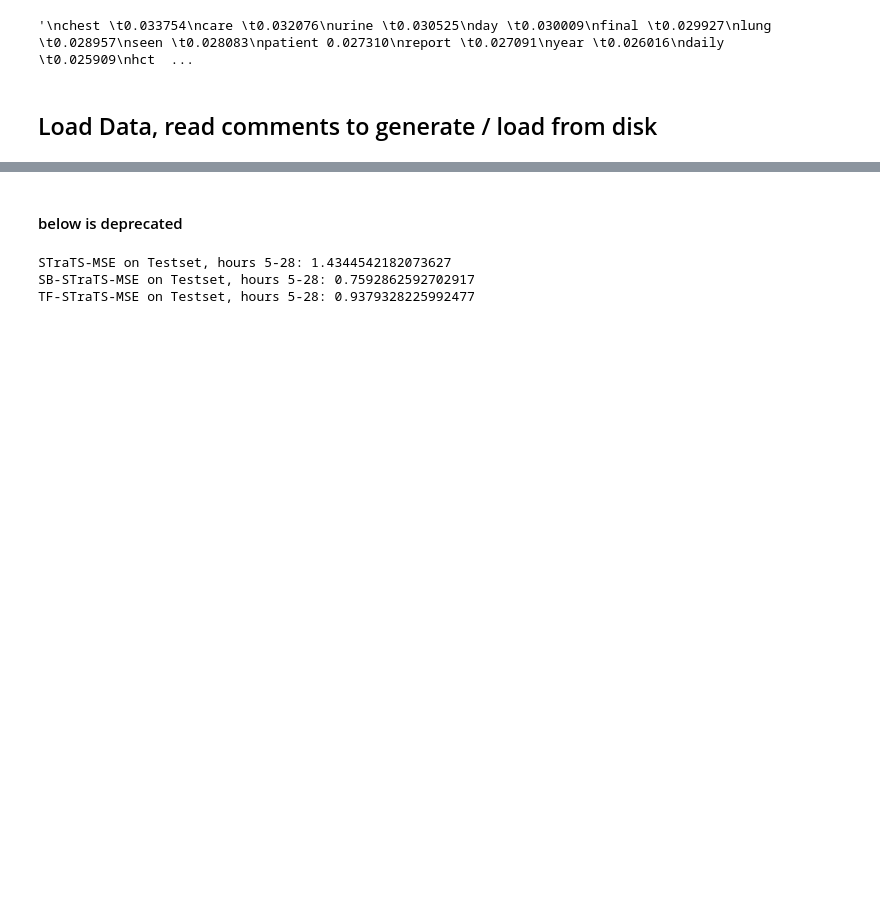
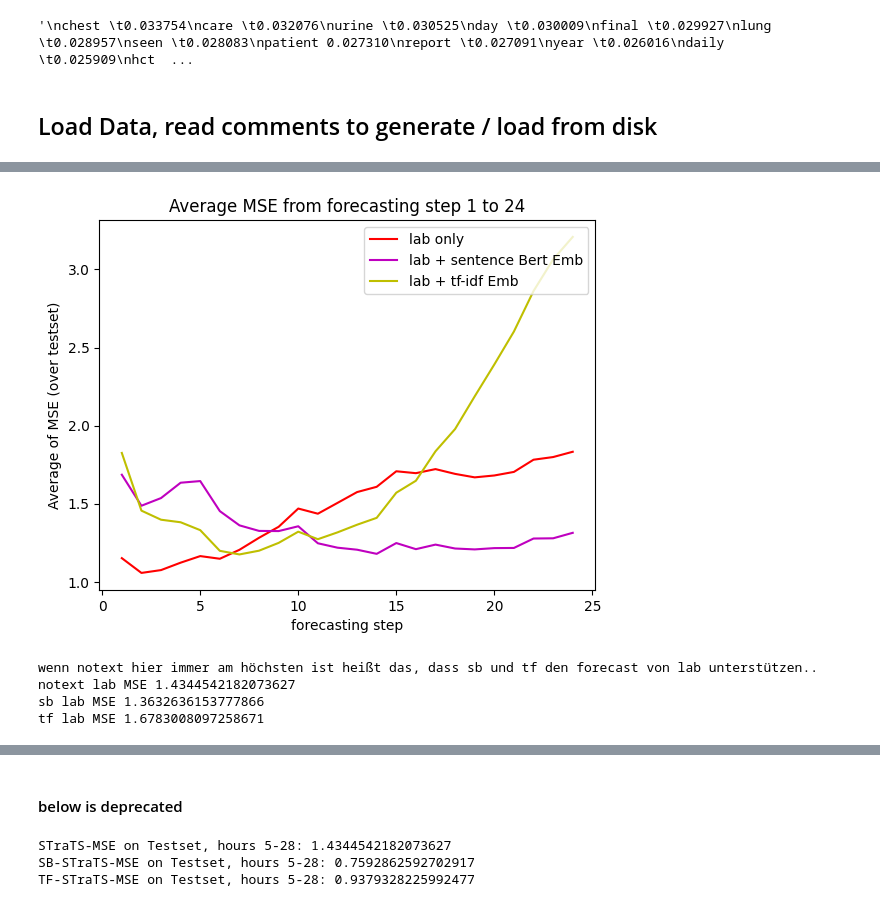
Before and after one commit to ortsanpablo/thesis, a Jupyter notebook: Unseeded2_Forecast Evaluation_onResearchData.ipynb, the cells around one changed output, grey strips where cells are left out. Cells and saved outputs as stored; diff of their text form; code cells hidden in the pictures; blank space fills up the shorter version.

```diff
--- a/Unseeded2_Forecast Evaluation_onResearchData copy.ipynb
+++ b/Unseeded2_Forecast Evaluation_onResearchData.ipynb
@@ -336,12 +374,12 @@ only_lab_sb_target = sb_observe_targets[notext_fo.columns]
 only_lab_tf = tf_fo[notext_fo.columns]
 only_lab_tf_target = tf_observe_targets[notext_fo.columns]
 ##sanity id test
-#only_lab_notext_fore = notext_fo
-#only_lab_notext_target = notext_observe_targets
-#only_lab_sb = sb_fo[notext_fo.columns]
-#only_lab_sb_target = notext_observe_targets
-#only_lab_tf = tf_fo[notext_fo.columns]
-#only_lab_tf_target = notext_observe_targets
+only_lab_notext_fore = notext_fo
+only_lab_notext_target = notext_observe_targets
+only_lab_sb = sb_fo[notext_fo.columns]
+only_lab_sb_target = notext_observe_targets
+only_lab_tf = tf_fo[notext_fo.columns]
+only_lab_tf_target = notext_observe_targets
 
 tf_step = list(range(1,25,1)) * int((len(only_lab_notext_fore) / 24))
 only_notext_st = pd.DataFrame(tf_step, columns=["step"])
@@ -357,36 +395,40 @@ only_notext_st["mse"] = mse_loss_with_nans(only_lab_notext_fore, only_lab_notext
 only_sb_st["mse"] = mse_loss_with_nans(only_lab_sb, only_lab_sb_target, 1)
 only_tf_st["mse"] = mse_loss_with_nans(only_lab_tf,only_lab_tf_target, 1)
 
 ## Stepwise MSE, Averaged over all patients
 only_notext_step_wise_mse_mean = only_notext_st.groupby("step").mean()
 only_sb_step_wise_mse_mean = only_sb_st.groupby("step").mean()
 only_tf_step_wise_mse_mean = only_tf_st.groupby("step").mean()
 
 fig = plt.figure()
 i, color = 0, ['r', 'm', 'y']
 for frame in [only_notext_step_wise_mse_mean, only_sb_step_wise_mse_mean, only_tf_step_wise_mse_mean]:
     c = color[i]
     plt.plot(frame.index, frame['mse'], color=c)
     i+=1
 
 #plt.xlim(0,18000)
 #plt.ylim(0,30)
 plt.title("Average MSE from forecasting step 1 to 24")
 plt.xlabel("forecasting step")
 plt.ylabel("Average of MSE (over testset)")
 plt.legend(['lab only','lab + sentence Bert Emb', 'lab + tf-idf Emb'],loc='upper right')
 plt.show()
 
 
 print("wenn notext hier immer am höchsten ist heißt das, dass sb und tf den forecast von lab unterstützen..")
-print("notext lab MSE",mse_loss_with_nans(only_lab_notext_fore, only_lab_notext_target, None))
-print("sb lab MSE",mse_loss_with_nans(only_lab_sb,only_lab_sb_target, None))
-print("tf lab MSE",mse_loss_with_nans(only_lab_tf,only_lab_tf_target, None))
+
 
 
 print("notext lab MSE",mse_loss_with_nans(only_lab_notext_fore, only_lab_notext_target, None))
 print("sb lab MSE",mse_loss_with_nans(only_lab_sb,only_lab_notext_target, None))
 print("tf lab MSE",mse_loss_with_nans(only_lab_tf,only_lab_notext_target, None))
+# %% [output]
+[figure, added]
+wenn notext hier immer am höchsten ist heißt das, dass sb und tf den forecast von lab unterstützen..
+notext lab MSE 1.4344542182073627
+sb lab MSE 1.3632636153777866
+tf lab MSE 1.6783008097258671
 # %%
 ## mse per feature, only laboratory
 only_notext_variable_mse = mse_loss_with_nans(only_lab_notext_fore, only_lab_notext_target, 0)
```
Also changed, not shown: parts of 5 cells of this notebook, 6 other files.
